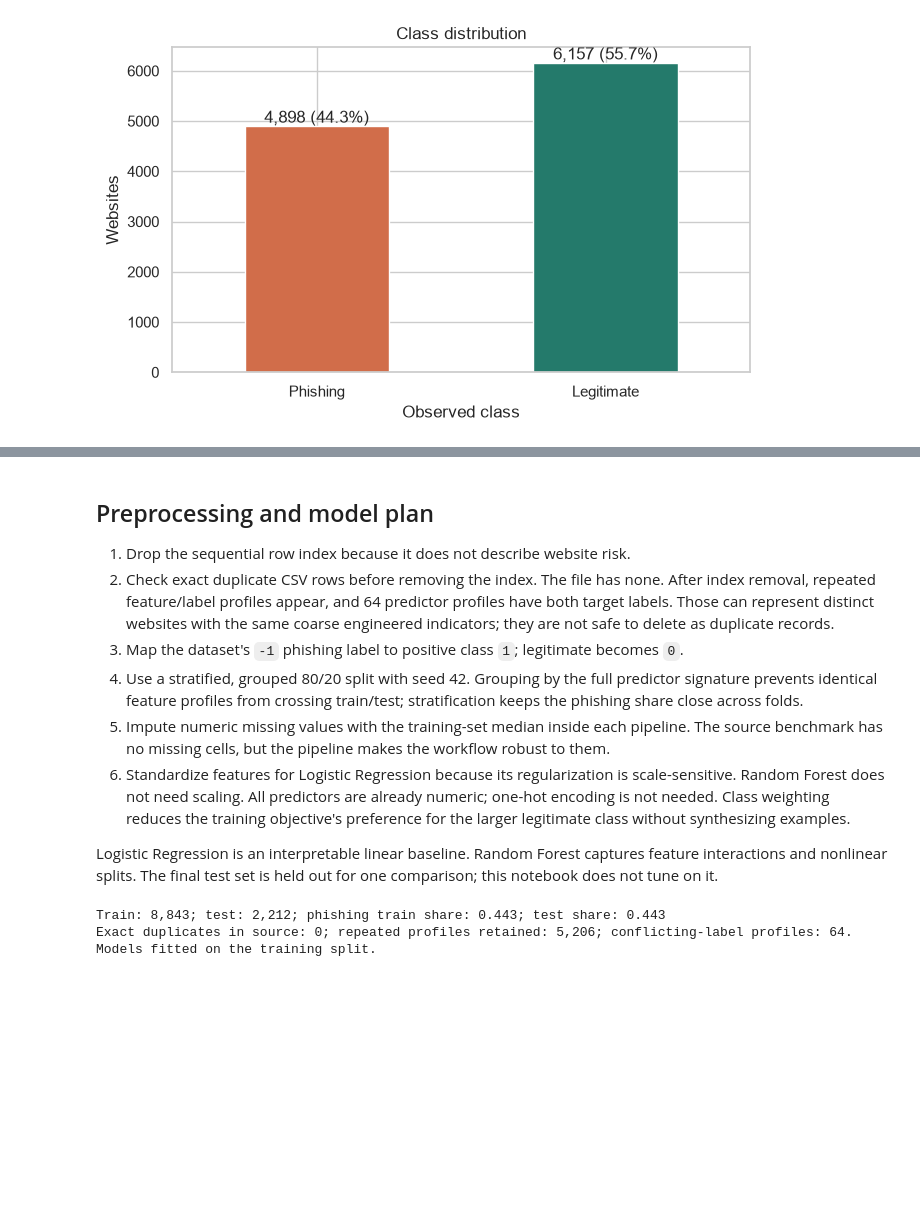
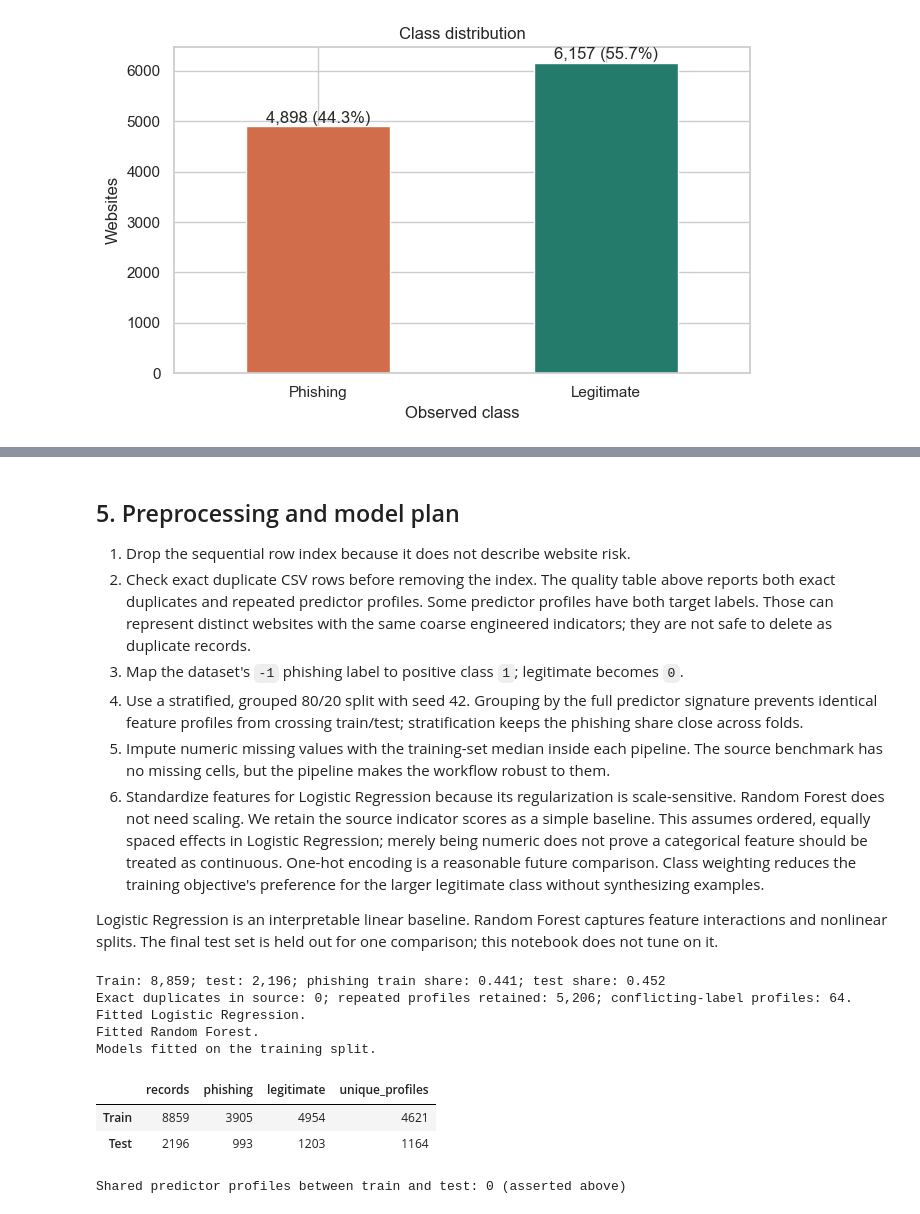
Before and after one commit to you01ssef/Assignment-1, a Jupyter notebook: analysis/phishing_analysis.ipynb, the cells around one changed output, grey strips where cells are left out. Saved outputs shown, nothing was run; the diff lists cells and outputs as text; code cells hidden in the pictures; blank space fills up the shorter version.

```diff
--- a/analysis/phishing_analysis.ipynb
+++ b/analysis/phishing_analysis.ipynb
@@ -166,43 +293,59 @@ Largest absolute feature/target correlations:
 # %% [markdown]
-## Preprocessing and model plan
+## 5. Preprocessing and model plan
 
 1. Drop the sequential row index because it does not describe website risk.
-2. Check exact duplicate CSV rows before removing the index. The file has none. After index removal, repeated feature/label profiles appear, and 64 predictor profiles have both target labels. Those can represent distinct websites with the same coarse engineered indicators; they are not safe to delete as duplicate records.
+2. Check exact duplicate CSV rows before removing the index. The quality table above reports both exact duplicates and repeated predictor profiles. Some predictor profiles have both target labels. Those can represent distinct websites with the same coarse engineered indicators; they are not safe to delete as duplicate records.
 3. Map the dataset's `-1` phishing label to positive class `1`; legitimate becomes `0`.
 4. Use a stratified, grouped 80/20 split with seed 42. Grouping by the full predictor signature prevents identical feature profiles from crossing train/test; stratification keeps the phishing share close across folds.
 5. Impute numeric missing values with the training-set median inside each pipeline. The source benchmark has no missing cells, but the pipeline makes the workflow robust to them.
-6. Standardize features for Logistic Regression because its regularization is scale-sensitive. Random Forest does not need scaling. All predictors are already numeric; one-hot encoding is not needed. Class weighting reduces the training objective's preference for the larger legitimate class without synthesizing examples.
+6. Standardize features for Logistic Regression because its regularization is scale-sensitive. Random Forest does not need scaling. We retain the source indicator scores as a simple baseline. This assumes ordered, equally spaced effects in Logistic Regression; merely being numeric does not prove a categorical feature should be treated as continuous. One-hot encoding is a reasonable future comparison. Class weighting reduces the training objective's preference for the larger legitimate class without synthesizing examples.
 
 Logistic Regression is an interpretable linear baseline. Random Forest captures feature interactions and nonlinear splits. The final test set is held out for one comparison; this notebook does not tune on it.
 # %%
-X = df.drop(columns=[target_col, "index"], errors="ignore").copy()
+X = df[feature_cols].copy()
 y = df[target_col].map({-1: 1, 1: 0}).astype(int)  # positive = phishing
 assert set(y.unique()) == {0, 1}, "Unexpected target coding; verify source labels before continuing."
 groups = pd.util.hash_pandas_object(X, index=False).astype(str)
 splitter = StratifiedGroupKFold(n_splits=5, shuffle=True, random_state=SEED)
 train_idx, test_idx = next(splitter.split(X, y, groups=groups))
 X_train, X_test = X.iloc[train_idx].copy(), X.iloc[test_idx].copy()
 y_train, y_test = y.iloc[train_idx].copy(), y.iloc[test_idx].copy()
 assert set(groups.iloc[train_idx]).isdisjoint(set(groups.iloc[test_idx])), "A feature profile crossed the split."
 print(f"Train: {len(X_train):,}; test: {len(X_test):,}; phishing train share: {y_train.mean():.3f}; test share: {y_test.mean():.3f}")
 print(f"Exact duplicates in source: {df.duplicated().sum()}; repeated profiles retained: {feature_label_duplicates:,}; conflicting-label profiles: {conflicting_profiles}.")
 
 numeric_features = X.columns.tolist()
 linear_prep = ColumnTransformer([("numeric", Pipeline([
     ("imputer", SimpleImputer(strategy="median")), ("scale", StandardScaler())
 ]), numeric_features)], remainder="drop")
 tree_prep = ColumnTransformer([("numeric", SimpleImputer(strategy="median"), numeric_features)], remainder="drop")
 models = {
     "Logistic Regression": Pipeline([("prep", linear_prep),
         ("model", LogisticRegression(class_weight="balanced", max_iter=2000, random_state=SEED))]),
     "Random Forest": Pipeline([("prep", tree_prep),
         ("model", RandomForestClassifier(n_estimators=400, min_samples_leaf=2,
-            class_weight="balanced_subsample", n_jobs=-1, random_state=SEED))])
+            class_weight="balanced_subsample", n_jobs=2, random_state=SEED))])
 }
-for model in models.values(): model.fit(X_train, y_train)
+for name, model in models.items():
+    model.fit(X_train, y_train)
+    print(f"Fitted {name}.")
 print("Models fitted on the training split.")
+split_summary = pd.DataFrame({
+    "records": [len(X_train), len(X_test)],
+    "phishing": [int(y_train.sum()), int(y_test.sum())],
+    "legitimate": [int((y_train == 0).sum()), int((y_test == 0).sum())],
+    "unique_profiles": [groups.iloc[train_idx].nunique(), groups.iloc[test_idx].nunique()]
+}, index=["Train", "Test"])
+display(split_summary)
+print("Shared predictor profiles between train and test: 0 (asserted above)")
 # %% [output]
-Train: 8,843; test: 2,212; phishing train share: 0.443; test share: 0.443
+Train: 8,859; test: 2,196; phishing train share: 0.441; test share: 0.452
 Exact duplicates in source: 0; repeated profiles retained: 5,206; conflicting-label profiles: 64.
+Fitted Logistic Regression.
+Fitted Random Forest.
 Models fitted on the training split.
+|  | records | phishing | legitimate | unique_profiles |
+| Train | 8859 | 3905 | 4954 | 4621 |
+| Test | 2196 | 993 | 1203 | 1164 |
+Shared predictor profiles between train and test: 0 (asserted above)
 # %% [markdown]
```
Also changed, not shown: parts of 19 cells of this notebook, 1 other file.
